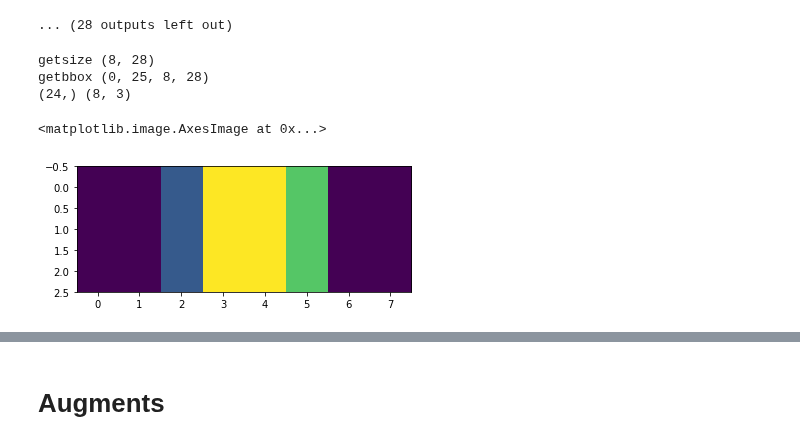
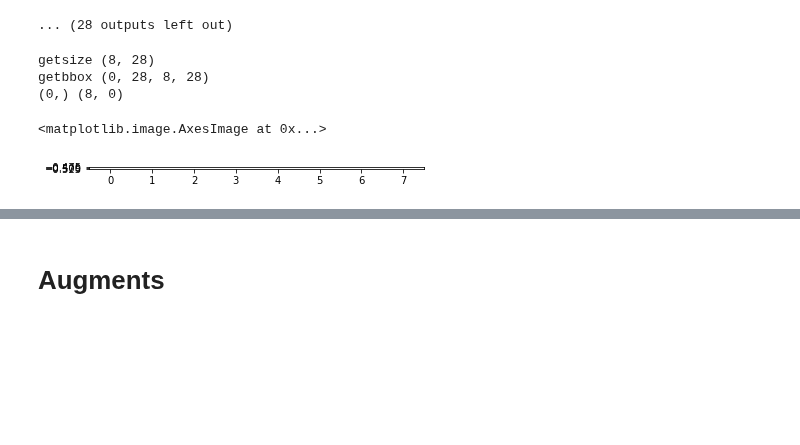
Before and after one commit to jedivova/PIL_gen_numbers, a Jupyter notebook: PIL_Generator.ipynb, the cells around one changed output, grey strips where cells are left out. Saved outputs shown, nothing was run; the diff lists cells and outputs as text; code cells hidden in the pictures; blank space fills up the shorter version.

```diff
--- a/PIL_Generator.ipynb
+++ b/PIL_Generator.ipynb
@@ -221,26 +223,26 @@ for i in range(40):
 # %%
 background_color = tuple(np.random.randint(200, size=(3)))
 
 
 text_color = (255,255,255)
-char_to_draw = '.'
+char_to_draw = ' '
 font_size = 30
 
 font = ImageFont.truetype("fonts/arial.ttf", font_size)
 print('getsize', font.getsize(char_to_draw))
 print('getbbox', font.getbbox(char_to_draw))
 
 # plt.imshow(image)
 mask = font.getmask(char_to_draw)
 # draw_size = font.getsize(char_to_draw)
 # actual_size = font.getmask(char_to_draw).size
 # print(draw_size,actual_size)
 print(np.array(mask).shape, mask.size)
 a=np.array(mask).reshape(mask.size[::-1])
 plt.imshow(a)
 # %% [output]
 getsize (8, 28)
-getbbox (0, 25, 8, 28)
-(24,) (8, 3)
+getbbox (0, 28, 8, 28)
+(0,) (8, 0)
 <matplotlib.image.AxesImage at 0x...>
-[figure, old version]
+[figure, new version]
```
Also changed, not shown: parts of 10 cells of this notebook.
